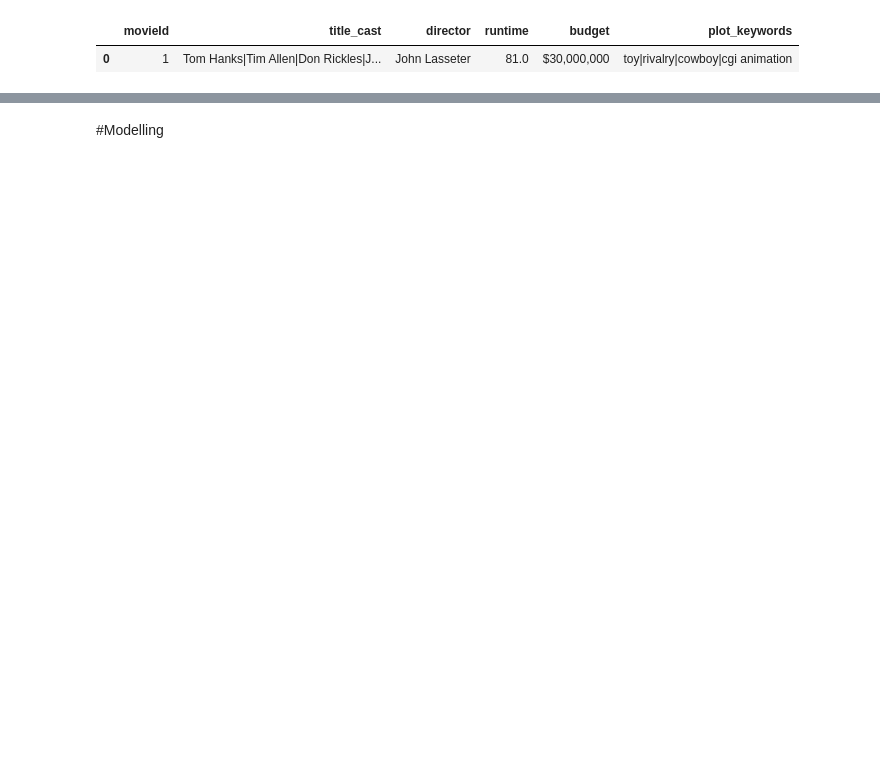
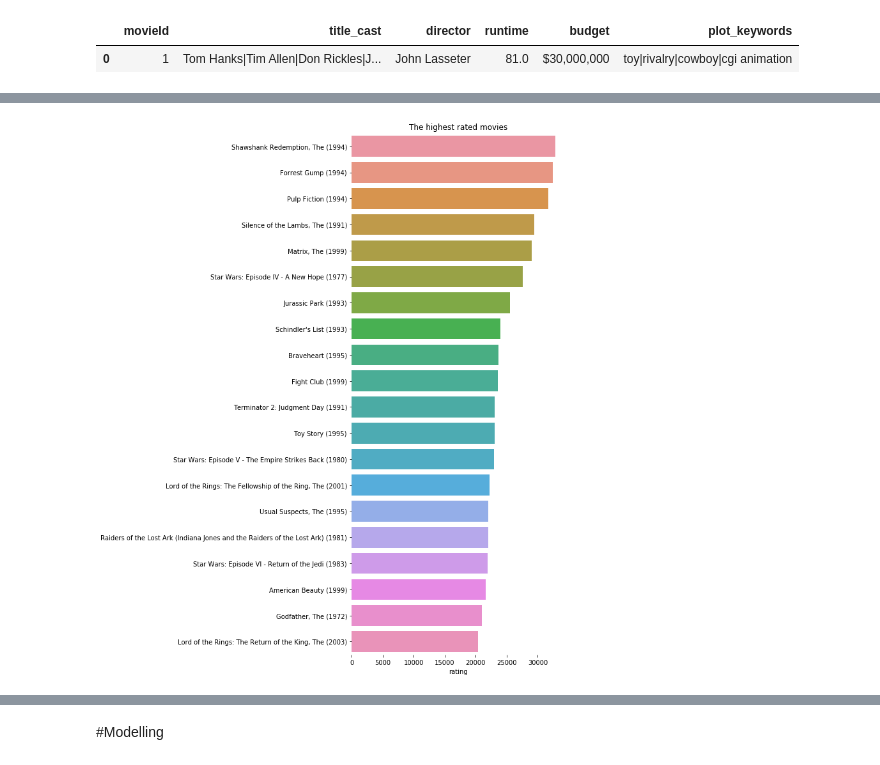
Before and after one commit to Explore-AI/unsupervised-predict-streamlit-template, a Jupyter notebook: main.ipynb, the cells around one changed output, grey strips where cells are left out. Cells and saved outputs as stored; diff of their text form; code cells hidden in the pictures; blank space fills up the shorter version.

```diff
--- a/main.ipynb
+++ b/main.ipynb
@@ -137,0 +124,6 @@ imdb.head(1)
+# %%
+# Merge train and movies datasets on movieId
+df=pd.merge(train,movies,how='left',on='movieId') # Lefft join in train to prevent data loss
+# %%
+# Merge imdb_data on df
+df=pd.merge(df,imdb,how='left',on='movieId')
@@ -137,0 +173,3 @@ imdb.head(1)
+# %%
+# Most rated titles
+most_rated = pd.DataFrame(df.groupby('title')['rating'].count().sort_values(ascending=False)).reset_index()
@@ -137,0 +192,10 @@ imdb.head(1)
+# %%
+f, ax = plt.subplots(figsize=(6, 15))
+sns.barplot(data=most_rated[0:20],y='title',x='rating')
+# Add a legend and informative axis label
+ax.set(ylabel="",
+       xlabel="rating")
+ax.title.set_text('The highest rated movies')
+sns.despine(left=True, bottom=True)
+# %% [output]
+[figure, added]
```
Also changed, not shown: parts of 71 cells of this notebook.
